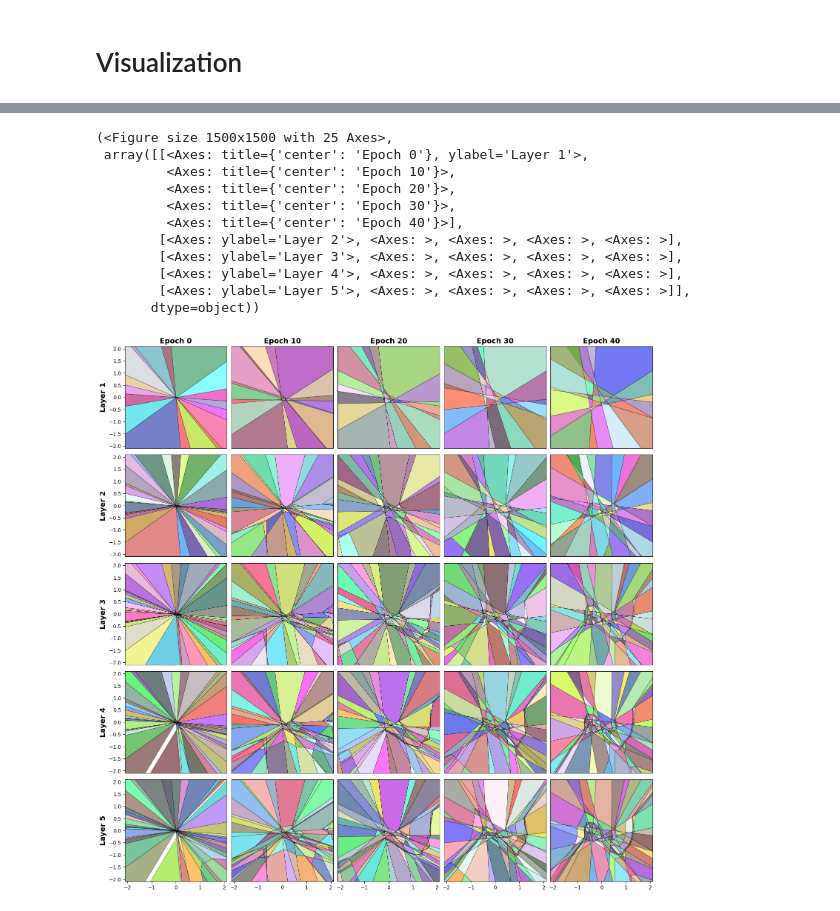
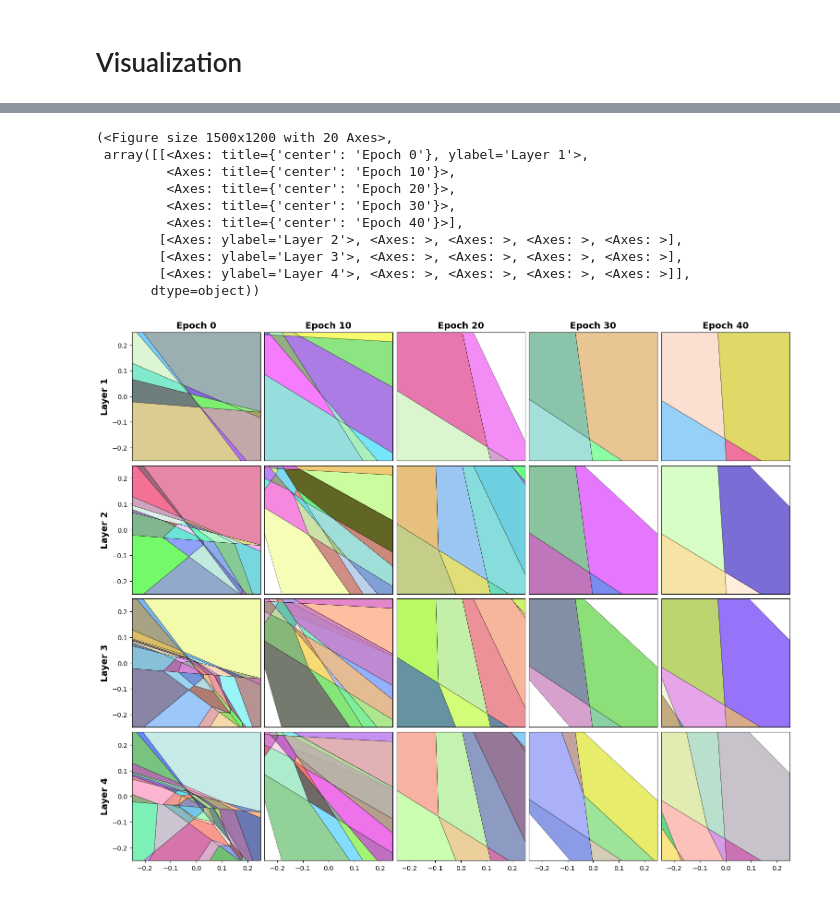
Before and after one commit to Johanmkr/WP1-Polyhedra, a Jupyter notebook: notebooks/optimize_new_tree.ipynb, the cells around one changed output, grey strips where cells are left out. Cells and saved outputs as stored; diff of their text form; code cells hidden in the pictures.

```diff
--- a/notebooks/optimize_new_tree.ipynb
+++ b/notebooks/optimize_new_tree.ipynb
@@ -147,7 +148,7 @@ Regions (tot): 33554432
 # Visualization
 # %%
 from visualization import plot_epoch_layer_grid
-plot_epoch_layer_grid(trees, bound=2.1)
+plot_epoch_layer_grid(trees, bound=0.25)
 # %% [output]
 Warning: Polytope has no vertices or is empty. Skipping visualization.
 Warning: Polytope has no vertices or is empty. Skipping visualization.
@@ -163,15 +156,14 @@ Warning: Polytope has no vertices or is empty. Skipping visualization.
-(<Figure size 1500x1500 with 25 Axes>,
+(<Figure size 1500x1200 with 20 Axes>,
  array([[<Axes: title={'center': 'Epoch 0'}, ylabel='Layer 1'>,
          <Axes: title={'center': 'Epoch 10'}>,
          <Axes: title={'center': 'Epoch 20'}>,
          <Axes: title={'center': 'Epoch 30'}>,
          <Axes: title={'center': 'Epoch 40'}>],
         [<Axes: ylabel='Layer 2'>, <Axes: >, <Axes: >, <Axes: >, <Axes: >],
         [<Axes: ylabel='Layer 3'>, <Axes: >, <Axes: >, <Axes: >, <Axes: >],
-        [<Axes: ylabel='Layer 4'>, <Axes: >, <Axes: >, <Axes: >, <Axes: >],
-        [<Axes: ylabel='Layer 5'>, <Axes: >, <Axes: >, <Axes: >, <Axes: >]],
+        [<Axes: ylabel='Layer 4'>, <Axes: >, <Axes: >, <Axes: >, <Axes: >]],
        dtype=object))
-[figure, old version]
+[figure, new version]
 # %%
 import numpy as np
 from scipy.optimize import linprog
```
Also changed, not shown: parts of 7 cells of this notebook, 3 other files.
